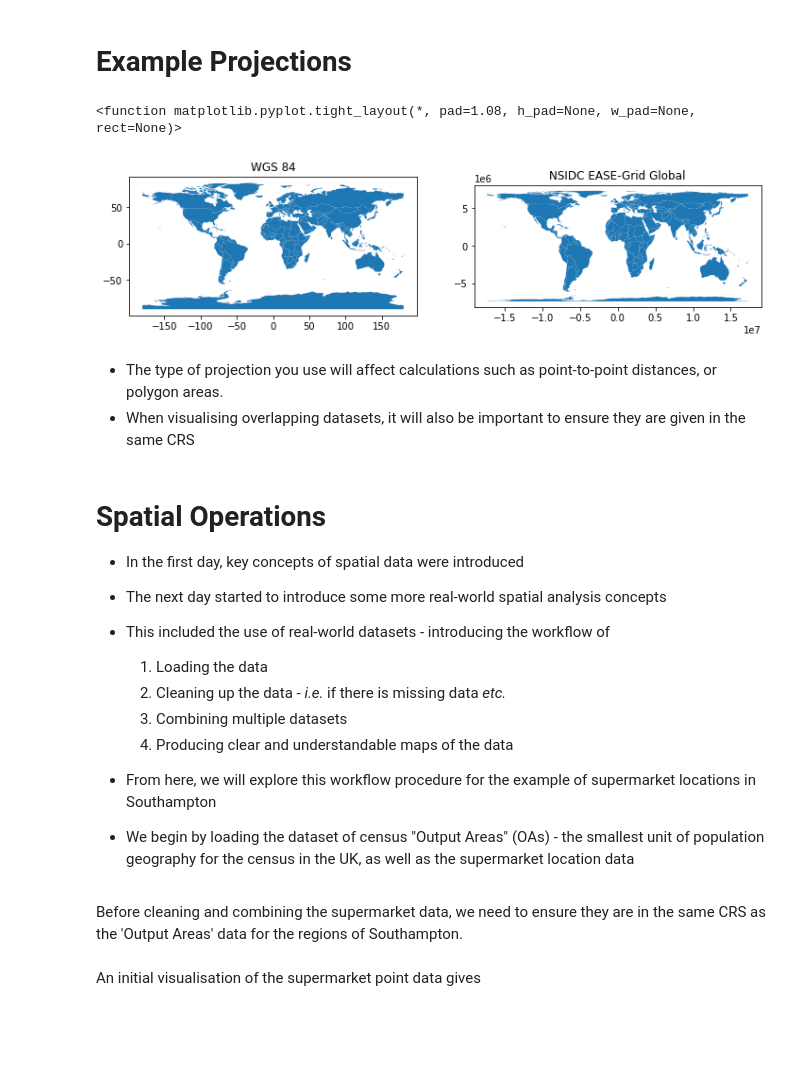
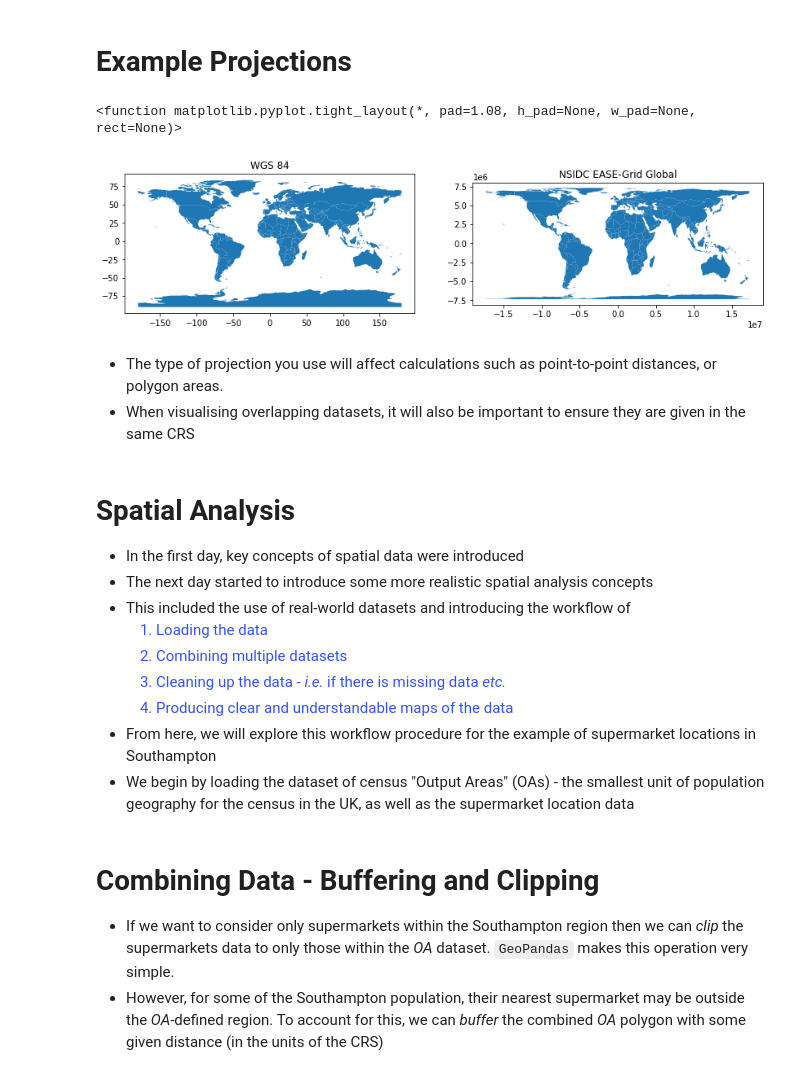
Before and after one commit to liamtope/py-geospatial-2020, a Jupyter notebook: ngcm-presentation/py-geospatial-slides.ipynb, the cells around one changed output. Drawn from its saved outputs; the diff is of its cells as text; code cells hidden in the pictures; blank space fills up the shorter version.

```diff
--- a/ngcm-presentation/py-geospatial-slides.ipynb
+++ b/ngcm-presentation/py-geospatial-slides.ipynb
@@ -157,36 +156,35 @@ world_utm = world.to_crs(32630)
 # %%
 from matplotlib import pyplot as plt
 
-fig, (ax1, ax2) = plt.subplots(nrows=1, ncols=2, figsize=(12, 8))
+fig, (ax1, ax2) = plt.subplots(nrows=1, ncols=2, figsize=(14, 8))
 # plot the original data
 world.plot(ax=ax1)
 ax1.set_title("WGS 84")
 
 # plot the reprojected data
 world_nsidc.plot(ax=ax2)
 ax2.set_title("NSIDC EASE-Grid Global")
 
 # remove whitespace
 plt.tight_layout
 # %% [output]
 <function matplotlib.pyplot.tight_layout(*, pad=1.08, h_pad=None, w_pad=None, rect=None)>
-[figure, old version]
+[figure, new version]
 # %% [markdown]
 * The type of projection you use will affect calculations such as point-to-point distances, or polygon areas.
 * When visualising overlapping datasets, it will also be important to ensure they are given in the same CRS
 # %% [markdown]
-# Spatial Operations
+# Spatial Analysis
 
 * In the first day, key concepts of spatial data were introduced
-
-* The next day started to introduce some more real-world spatial analysis concepts
-
-* This included the use of real-world datasets - introducing the workflow of
-    1. Loading the data
-    2. Cleaning up the data - *i.e.* if there is missing data *etc.*
-    3. Combining multiple datasets
-    4. Producing clear and understandable maps of the data
-
+* The next day started to introduce some more realistic spatial analysis concepts
+* This included the use of real-world datasets and introducing the workflow of
+    <ol>
+    <li style="color:#3352FF;"> Loading the data </li>
+    <li style="color:#3352FF;"> Combining multiple datasets </li>
+    <li style="color:#3352FF;"> Cleaning up the data - <em>i.e.</em> if there is missing data <em>etc.</em> </li>
+    <li style="color:#3352FF;"> Producing clear and understandable maps of the data </li>
+    </ol>
 * From here, we will explore this workflow procedure for the example of supermarket locations in Southampton
 * We begin by loading the dataset of census "Output Areas" (OAs) - the smallest unit of population geography for     the census in the UK, as well as the supermarket location data
 # %%
@@ -199,3 +200,0 @@ smkt_ply = gpd.read_file('../data/supermarket_poly.gpkg')
-# %% [markdown]
-Before cleaning and combining the supermarket data, we need to ensure they are in the same CRS as the
-'Output Areas' data for the regions of Southampton.
@@ -205,2 +201,8 @@ smkt_pts_proj = smkt_pts.to_crs(oa.crs)
-# %% [markdown]
-An initial visualisation of the supermarket point data gives
+# %% [markdown]
+# Combining Data - Buffering and Clipping
+
+* If we want to consider only supermarkets within the Southampton region then we can *clip* the supermarkets data
+    to only those within the *OA* dataset. `GeoPandas` makes this operation very simple.
+* However, for some of the Southampton population, their nearest supermarket may be outside the *OA*-defined
+    region. To account for this, we can *buffer* the combined *OA* polygon with some given distance (in the units
+    of the CRS)
```
Also changed, not shown: parts of 26 cells of this notebook.
